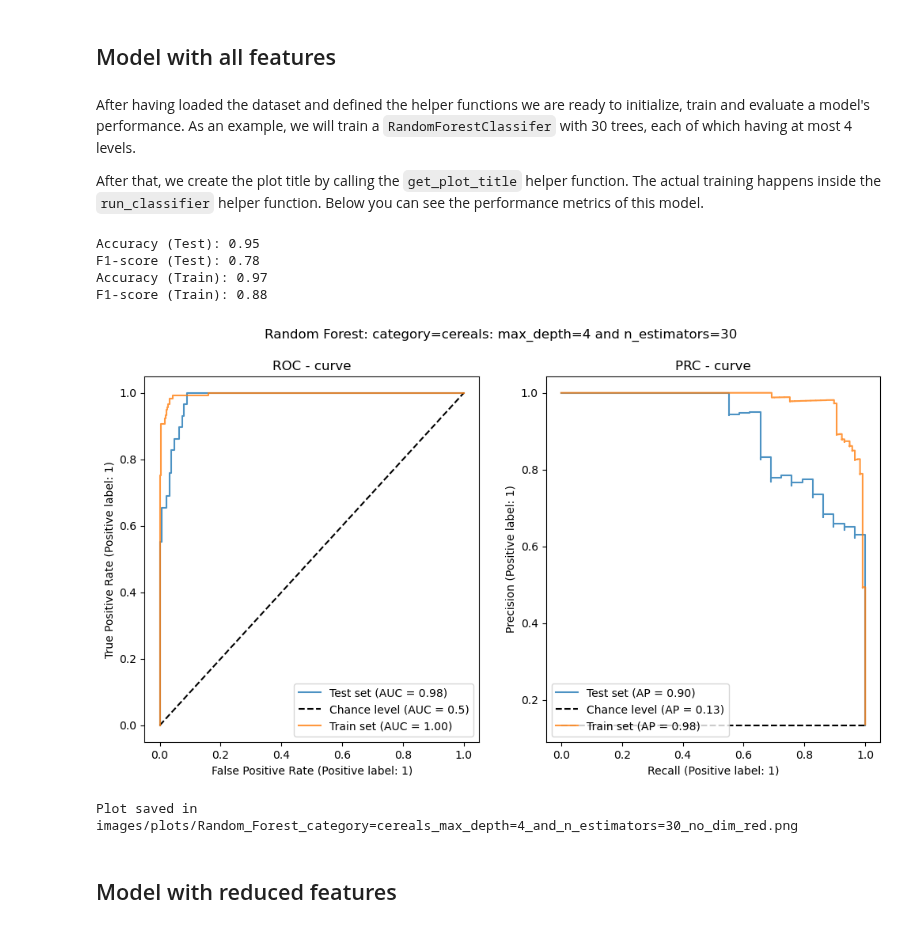
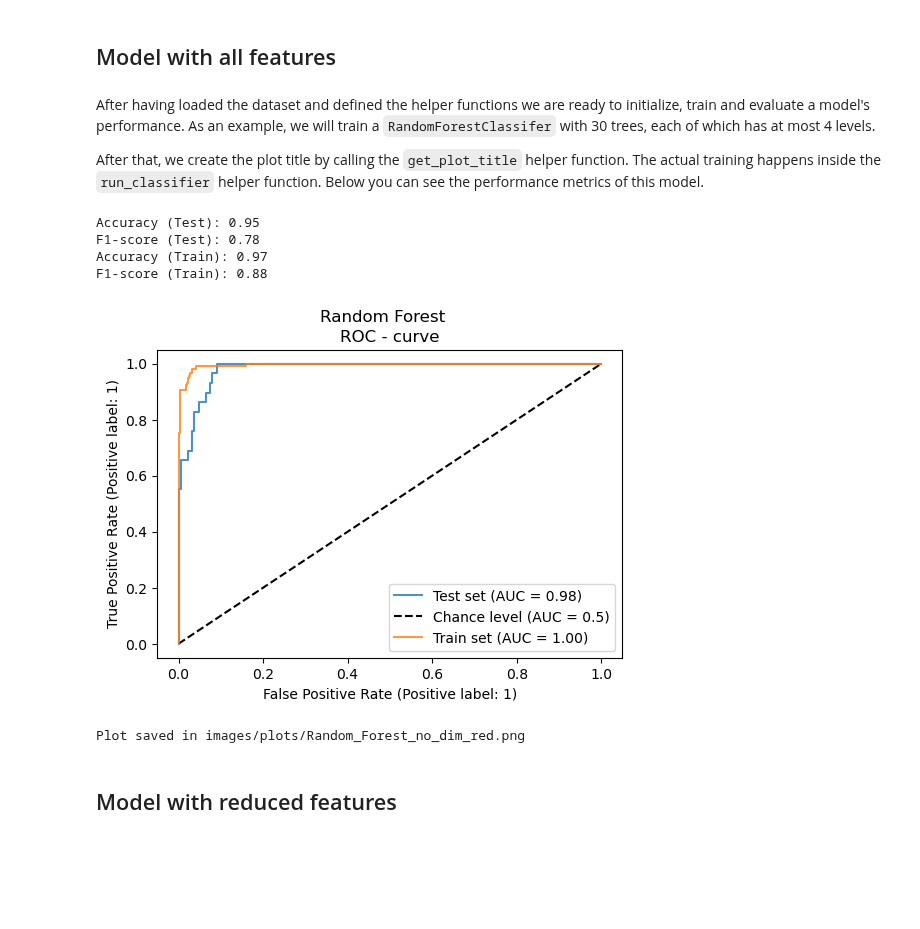
Before and after one commit to fsb-edu/ML4Food, a Jupyter notebook: Mini_Project.ipynb, the cells around one changed output. Saved outputs shown, nothing was run; the diff lists cells and outputs as text; code cells hidden in the pictures; blank space fills up the shorter version.

```diff
--- a/Mini_Project.ipynb
+++ b/Mini_Project.ipynb
@@ -171,35 +147,28 @@ def run_auc_roc_prc(clf, X_train:pd.DataFrame, X_test:pd.DataFrame,
     '''
 
     roc_title = f'ROC - curve'
-    prc_title = f'PRC - curve'
 
     print(f"Accuracy (Test): {accuracy_score(y_true=y_test, y_pred=clf.predict(X_test)):.2f}")
     print(f"F1-score (Test): {f1_score(y_true=y_test, y_pred=clf.predict(X_test)):.2f}")
     print(f"Accuracy (Train): {accuracy_score(y_true=y_train, y_pred=clf.predict(X_train)):.2f}")
     print(f"F1-score (Train): {f1_score(y_true=y_train, y_pred=clf.predict(X_train)):.2f}")
 
-    fig, axes = plt.subplots(nrows=1, ncols=2, figsize=(12, 6))
-    axes[0].set_title(roc_title)
-    axes[1].set_title(prc_title)
+    fig, ax = plt.subplots(nrows=1, ncols=1, figsize=(6, 4))
+    ax.set_title(roc_title)
     RocCurveDisplay.from_estimator(clf, X_test, y_test, \
-        name="Test set", ax=axes[0], alpha=0.8, plot_chance_level=True)
+        name="Test set", ax=ax, alpha=0.8, plot_chance_level=True)
     RocCurveDisplay.from_estimator(clf, X_train, y_train, \
-        name="Train set", ax=axes[0], alpha=0.8)
-    PrecisionRecallDisplay.from_estimator(clf, X_test, y_test,\
-         name="Test set", ax=axes[1], alpha=0.8, plot_chance_level=True)
-    PrecisionRecallDisplay.from_estimator(clf, X_train, y_train,\
-         name="Train set", ax=axes[1], alpha=0.8)
+        name="Train set", ax=ax, alpha=0.8)
 
-
-    image_name = f'images/plots/{sup_title.replace(" ", "_").replace(":", "")}_{dim_red}.png'
+    img_filepath = os.path.join("images", "plots",f'{sup_title.replace(" ", "_")}_{dim_red}')
 
     plt.suptitle(sup_title)
     plt.show()
     # save the figure in the plots folder
-    fig.savefig(image_name, bbox_inches='tight')
-    print(f'Plot saved in {image_name}')
+    fig.savefig(filepath, bbox_inches='tight')
+    print(f'Plot saved in {img_filepath}')
 # %%
-def run_classifier(classifier, title:str, dataset:pd.DataFrame, dim_red:str="no_dim_red"):
+def run_classifier(classifier, clf_type:str, dataset:pd.DataFrame, dim_red:str="no_dim_red"):
     '''
     This function splits the dataset into the train and test sets. Then it trains the
     classifier model. Afterwards the results are visualized by calling the
@@ -207,7 +176,7 @@ def run_classifier(classifier, title:str, dataset:pd.DataFrame, dim_red:str="no_
 
     Args:
      - classifier: the model that will be trained and evaluated
-     - title: the title of the plot
+     - clf_type: the type of classifier
      - dataset: a pandas dataframe containing the dataset
      - dim_red: is the variable that indicates what dimensionality
      reduction technique is used
@@ -220,6 +189,13 @@ def run_classifier(classifier, title:str, dataset:pd.DataFrame, dim_red:str="no_
             = prepare_dataset(label="cereals", original_dataset=dataset)
 
     classifier.fit(train_data_features, train_data_labels.values.ravel())
+
+    title=''
+    if clf_type=="lr":
+        title = 'Logistic Regression'
+    elif clf_type=="rf":
+        title = 'Random Forest'
+
     # visualize the results
     run_auc_roc_prc(classifier, X_train=train_data_features,
                                    y_train=train_data_labels, X_test=test_data_features,
@@ -254,32 +230,32 @@ def run_dimensionality_reduction(dimensionality_reducer, dataset:pd.DataFrame,
 # %% [markdown]
 ## Model with all features
 # %% [markdown]
-After having loaded the dataset and defined the helper functions we are ready to initialize, train and evaluate a model's performance. As an example, we will train a `RandomForestClassifer` with 30 trees, each of which having at most 4 levels.
+After having loaded the dataset and defined the helper functions we are ready to initialize, train and evaluate a model's performance. As an example, we will train a `RandomForestClassifer` with 30 trees, each of which has at most 4 levels.
 
 After that, we create the plot title by calling the `get_plot_title` helper function. The actual training happens inside the `run_classifier` helper function. Below you can see the performance metrics of this model.
 # %%
 # classifier hyperparameters
 n_estimators = 30
 max_depth = 4
+###### CODE TO BE CHANGED ######
 clf_type = 'rf' # change this to `lr` when using Logistic Regression
 
 # initialize the classifier here
 classifier = RandomForestClassifier(max_depth=max_depth,\
                                         n_estimators=n_estimators,\
                                             random_state=0)
 
-title = get_plot_titles(category='cereals', max_depth=max_depth, \
-                        n_estimators=n_estimators, clf_type=clf_type)
+###### END CODE TO BE CHANGED ######
 
 # train classifier and visualize results
-run_classifier(classifier=classifier, title=title, dataset=dataset, dim_red="no_dim_red")
+run_classifier(classifier=classifier, clf_type=clf_type, dataset=dataset, dim_red="no_dim_red")
 # %% [output]
 Accuracy (Test): 0.95
 F1-score (Test): 0.78
 Accuracy (Train): 0.97
 F1-score (Train): 0.88
-[figure, old version]
+[figure, new version]
-Plot saved in images/plots/Random_Forest_category=cereals_max_depth=4_and_n_estimators=30_no_dim_red.png
+Plot saved in images/plots/Random_Forest_no_dim_red.png
 # %% [markdown]
 ## Model with reduced features
 # %% [markdown]
```
Also changed, not shown: parts of 7 cells of this notebook, 4 other files.
